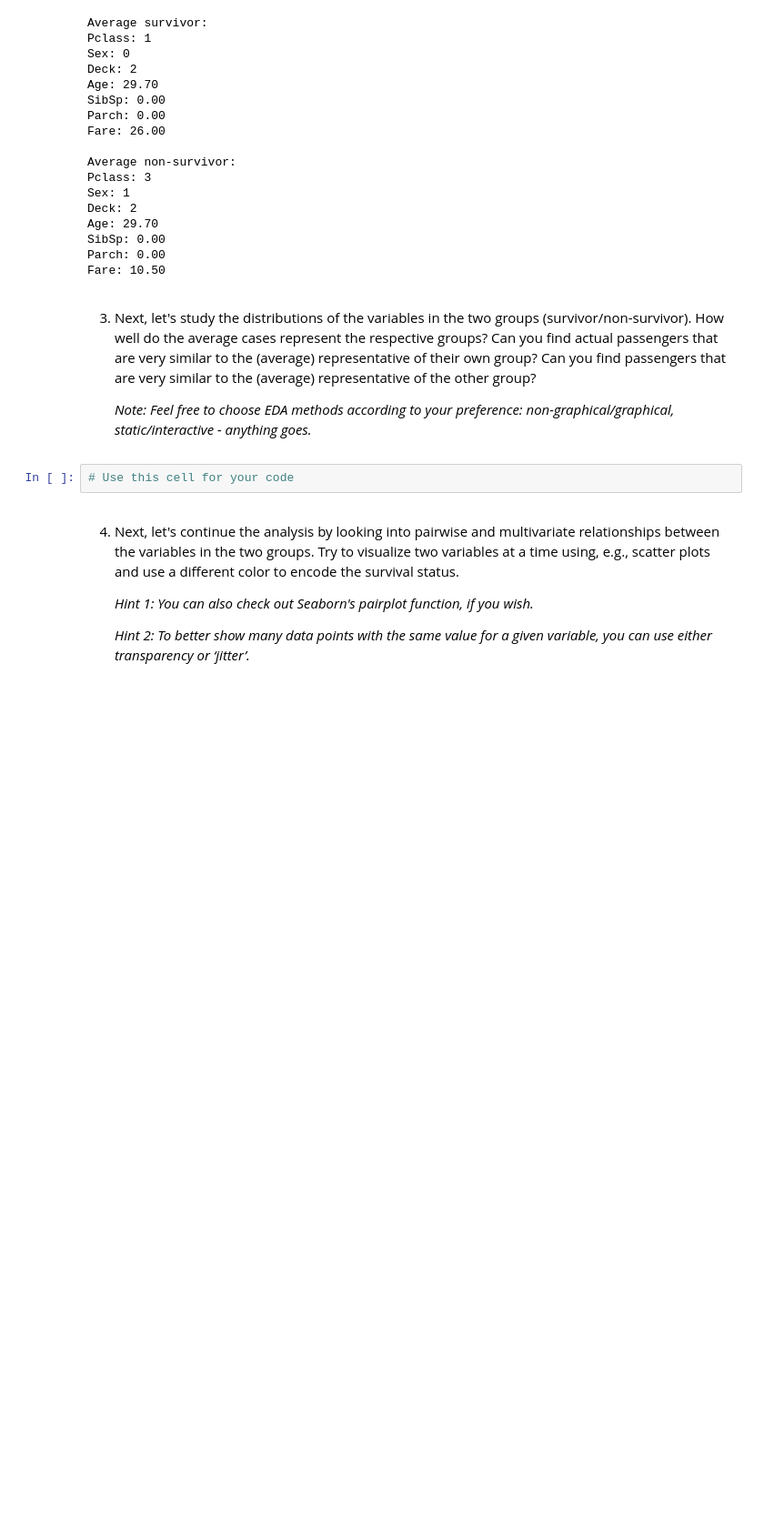
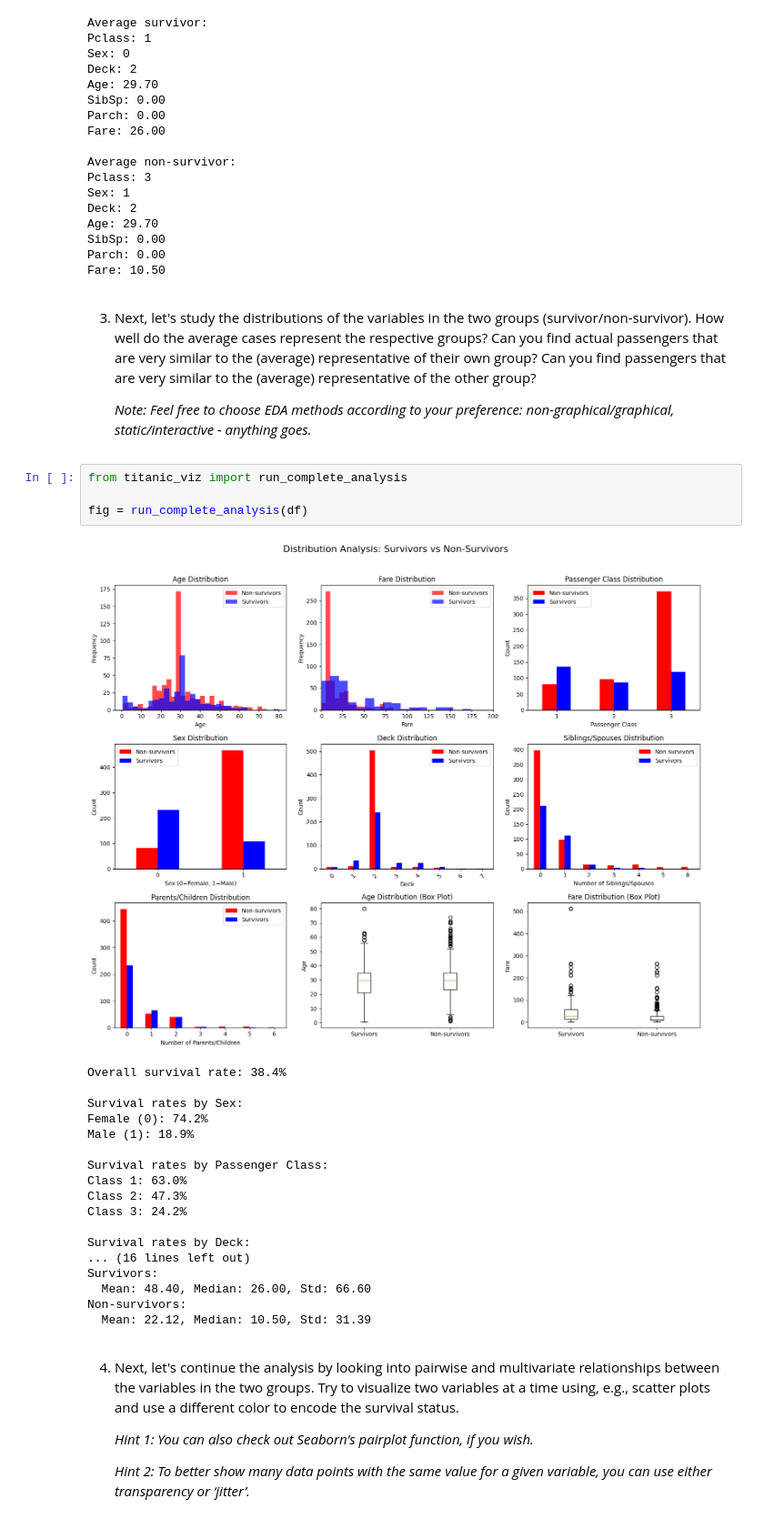
Before and after one commit to joonarafael/ids-exercises, a Jupyter notebook: week2/week2.ipynb, the cells around one changed output. Shown at 91% size. Cells and saved outputs as stored; diff of their text form; blank space fills up the shorter version.

Commit message:
paint graphs

```diff
--- a/week2/week2.ipynb
+++ b/week2/week2.ipynb
@@ -242,8 +242,29 @@ Fare: 10.50
 3. Next, let's study the distributions of the variables in the two groups (survivor/non-survivor). How well do the average cases represent the respective groups? Can you find actual passengers that are very similar to the (average) representative of their own group? Can you find passengers that are very similar to the (average) representative of the other group?
 
     <span style="font-weight: 500">*Note: Feel free to choose EDA methods according to your preference: non-graphical/graphical, static/interactive - anything goes.*</span>
-# %%
-# Use this cell for your code
+# %%
+from titanic_viz import run_complete_analysis
+
+fig = run_complete_analysis(df)
+# %% [output]
+[figure, added]
+Overall survival rate: 38.4%
+
+Survival rates by Sex:
+Female (0): 74.2%
+Male (1): 18.9%
+
+Survival rates by Passenger Class:
+Class 1: 63.0%
+Class 2: 47.3%
+Class 3: 24.2%
+
+Survival rates by Deck:
+... (16 lines left out)
+Survivors:
+  Mean: 48.40, Median: 26.00, Std: 66.60
+Non-survivors:
+  Mean: 22.12, Median: 10.50, Std: 31.39
 # %% [markdown]
 4. Next, let's continue the analysis by looking into pairwise and multivariate relationships between the variables in the two groups. Try to visualize two variables at a time using, e.g., scatter plots and use a different color to encode the survival status.
 
```
Also changed, not shown: 3 other files.
